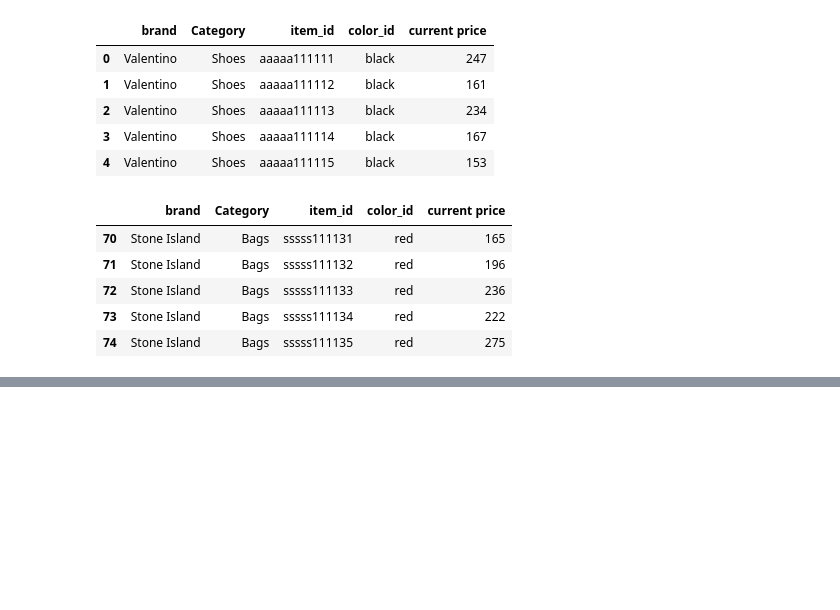
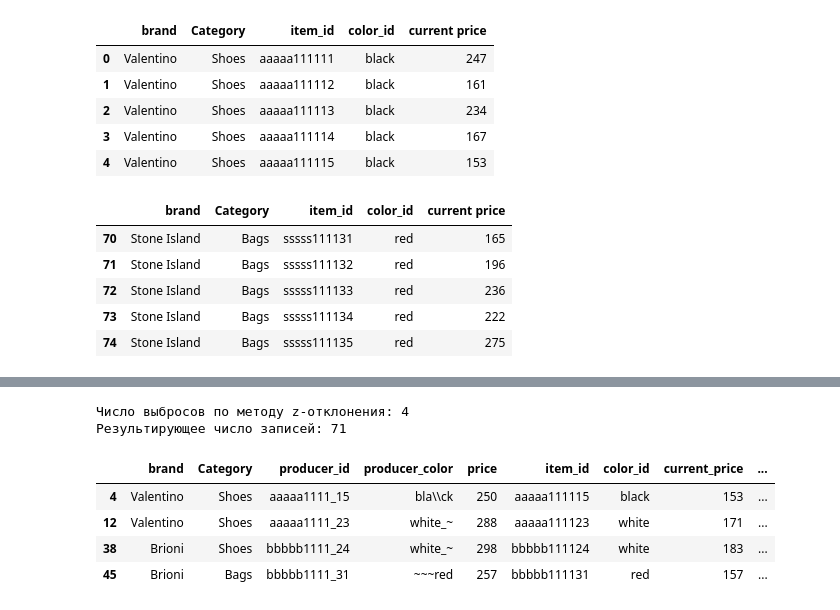
Before and after one commit to ret4ed/Sf_DS_game_1, a Jupyter notebook: Skillfactory/PY_14_Очистка данных/Самостоятельное задание.ipynb, the cells around one changed output, grey strips where cells are left out. Cells and saved outputs as stored; diff of their text form; code cells hidden in the pictures; blank space fills up the shorter version.

```diff
--- a/Skillfactory/PY_14_Очистка данных/Самостоятельное задание.ipynb
+++ b/Skillfactory/PY_14_Очистка данных/Самостоятельное задание.ipynb
@@ -91,0 +116,27 @@ fig = px.histogram(
+# %%
+#Попытка очистки данных по методу 3-х сигм
+def outliers_z_score(data, feature, left = 3, right = 2.05, log_scale=False):
+    if log_scale:
+        x = np.log(data[feature]+1)
+    else:
+        x = data[feature]
+    mu = x.mean()
+    sigma = x.std()
+    lower_bound = mu - left*sigma,
+    upper_bound = mu + right*sigma,
+    outliers = data[(x < lower_bound) | (x > upper_bound)]
+    cleaned = data[(x >= lower_bound) & (x <= upper_bound)]
+    return outliers, cleaned
+
+outliers_parsing, data_parsing_cleaned = outliers_z_score(data_parsing, 'difference_price_%' )
+print(f'Число выбросов по методу z-отклонения: {outliers_parsing.shape[0]}')
+print(f'Результирующее число записей: {data_parsing_cleaned.shape[0]}')
+display(outliers_parsing)
+# %% [output]
+Число выбросов по методу z-отклонения: 4
+Результирующее число записей: 71
+|  | brand | Category | producer_id | producer_color | price | item_id | color_id | current_price | ... |
+| 4 | Valentino | Shoes | aaaaa1111_15 | bla\\ck | 250 | aaaaa111115 | black | 153 | ... |
+| 12 | Valentino | Shoes | aaaaa1111_23 | white_~ | 288 | aaaaa111123 | white | 171 | ... |
+| 38 | Brioni | Shoes | bbbbb1111_24 | white_~ | 298 | bbbbb111124 | white | 183 | ... |
+| 45 | Brioni | Bags | bbbbb1111_31 | ~~~red | 257 | bbbbb111131 | red | 157 | ... |
```
Also changed, not shown: parts of 7 cells of this notebook, 1 other file.
